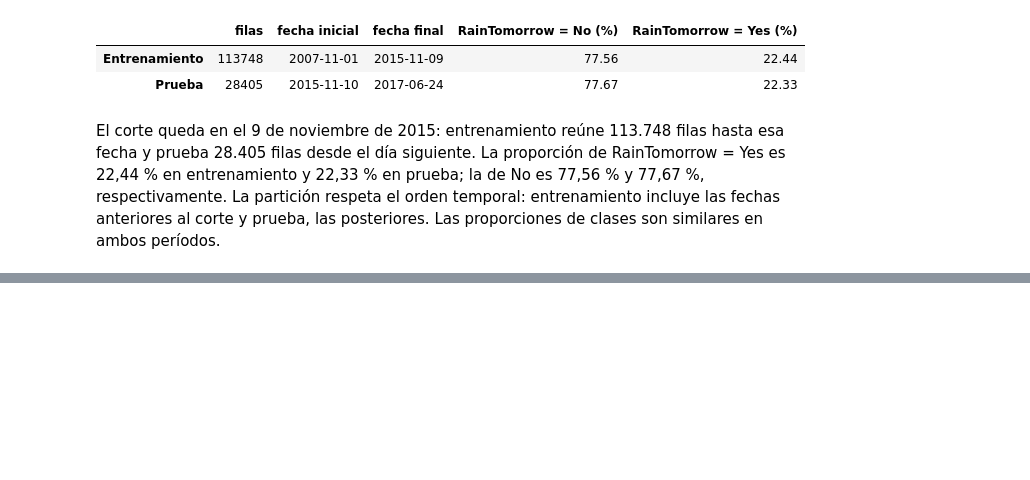
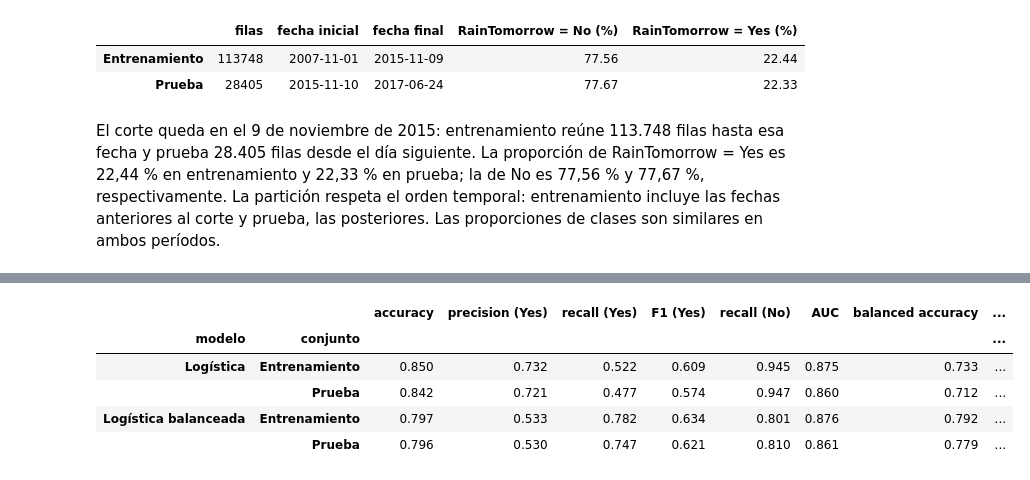
Before and after one commit to V1DR1K/AA1-TUIA-Colombo-Ayala-Ibarbia, a Jupyter notebook: TP-clasificacion-AA1.ipynb, the cells around one changed output, grey strips where cells are left out. Cells and saved outputs as stored; diff of their text form; code cells hidden in the pictures; blank space fills up the shorter version.

```diff
--- a/TP-clasificacion-AA1.ipynb
+++ b/TP-clasificacion-AA1.ipynb
@@ -521,0 +608,34 @@ El corte queda en el 9 de noviembre de 2015: entrenamiento reúne 113.748 filas
+# %%
+# Calculo las métricas de cada modelo en entrenamiento y prueba.
+conjuntos = {
+    "Entrenamiento": (X_train_prep, y_train_bin),
+    "Prueba": (X_test_prep, y_test_bin),
+}
+filas_metricas = []
+for nombre, modelo in modelos.items():
+    for conjunto, (X_conjunto, y_conjunto) in conjuntos.items():
+        y_pred = modelo.predict(X_conjunto)
+        y_prob = modelo.predict_proba(X_conjunto)[:, 1]
+        filas_metricas.append({
+            "modelo": nombre,
+            "conjunto": conjunto,
+            "accuracy": accuracy_score(y_conjunto, y_pred),
+            "precision (Yes)": precision_score(y_conjunto, y_pred),
+            "recall (Yes)": recall_score(y_conjunto, y_pred),
+            "F1 (Yes)": f1_score(y_conjunto, y_pred),
+            "recall (No)": recall_score(y_conjunto, y_pred, pos_label=0),
+            "AUC": roc_auc_score(y_conjunto, y_prob),
+            "balanced accuracy": balanced_accuracy_score(y_conjunto, y_pred),
+            "MCC": matthews_corrcoef(y_conjunto, y_pred),
+            "average precision": average_precision_score(y_conjunto, y_prob),
+        })
+
+metricas = pd.DataFrame(filas_metricas).set_index(["modelo", "conjunto"])
+display(metricas.round(3))
+# %% [output]
+|  |  | accuracy | precision (Yes) | recall (Yes) | F1 (Yes) | recall (No) | AUC | balanced accuracy | ... |
+| modelo | conjunto |  |  |  |  |  |  |  | ... |
+| Logística | Entrenamiento | 0.850 | 0.732 | 0.522 | 0.609 | 0.945 | 0.875 | 0.733 | ... |
+|  | Prueba | 0.842 | 0.721 | 0.477 | 0.574 | 0.947 | 0.860 | 0.712 | ... |
+| Logística balanceada | Entrenamiento | 0.797 | 0.533 | 0.782 | 0.634 | 0.801 | 0.876 | 0.792 | ... |
+|  | Prueba | 0.796 | 0.530 | 0.747 | 0.621 | 0.810 | 0.861 | 0.779 | ... |
```
Also changed, not shown: parts of 30 cells of this notebook.
